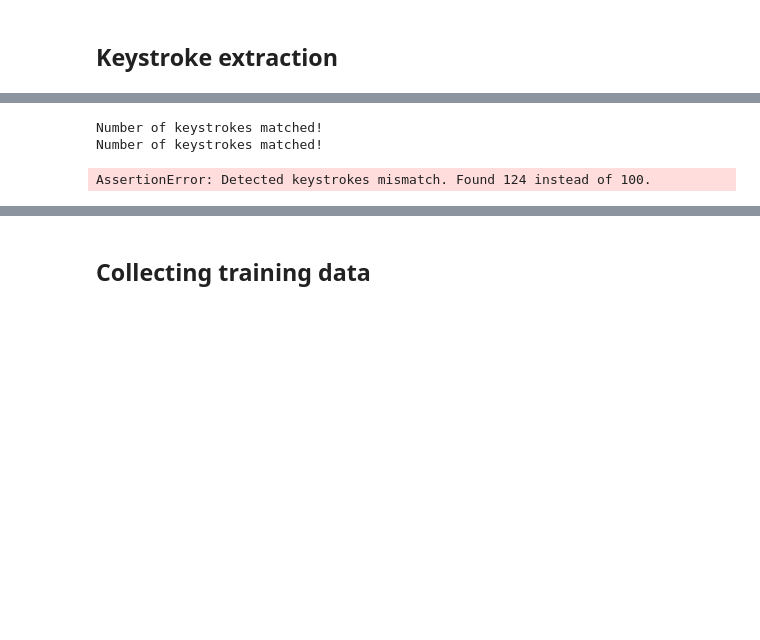
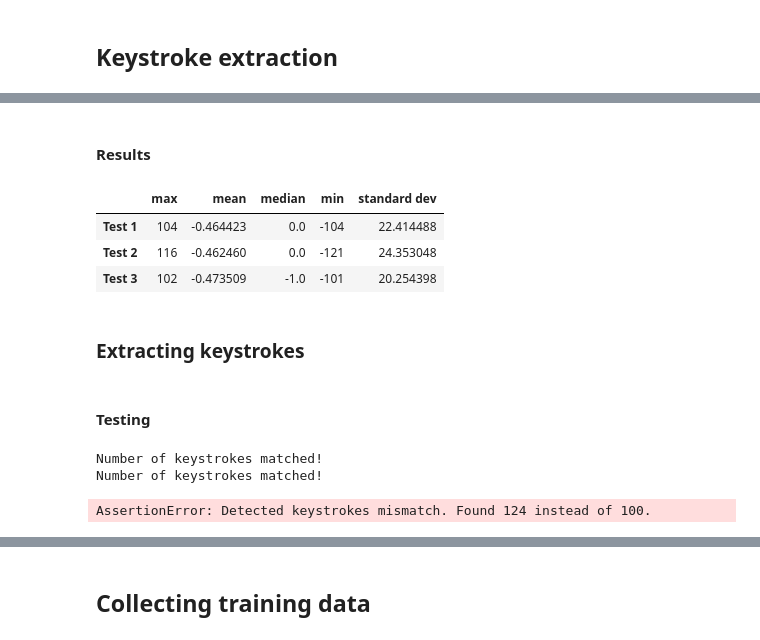
Before and after one commit to shoyo/acoustic-keylogger, a Jupyter notebook: simple_audio_processing.ipynb, the cells around one changed output, grey strips where cells are left out. Drawn from its saved outputs; the diff is of its cells as text; code cells hidden in the pictures; blank space fills up the shorter version.

```diff
--- a/simple_audio_processing.ipynb
+++ b/simple_audio_processing.ipynb
@@ -51,2 +111,15 @@ plt.show()
+# %% [markdown]
+#### Results
+# %%
+results = pd.DataFrame([silence1_stats, silence2_stats, silence3_stats],
+                       index=['Test 1', 'Test 2', 'Test 3'])
+results
+# %% [output]
+|  | max | mean | median | min | standard dev |
+| Test 1 | 104 | -0.464423 | 0.0 | -104 | 22.414488 |
+| Test 2 | 116 | -0.462460 | 0.0 | -121 | 24.353048 |
+| Test 3 | 102 | -0.473509 | -1.0 | -101 | 20.254398 |
+# %% [markdown]
+### Extracting keystrokes
 # %%
 def extract_keystrokes(sound_data):
@@ -86,16 +150,27 @@ def test_extract_keystrokes(data, expect):
-# %%
-spacebar_10x = wav_read('datasets/spacebar-10x-16bit.wav')
-test_extract_keystrokes(spacebar_10x, 10)
-
-real_sample = wav_read('datasets/real-sample-23chars.wav')
-test_extract_keystrokes(real_sample, 23)
-
-spacebar_training = wav_read('datasets/spacebar-100a.wav')
-test_extract_keystrokes(spacebar_training, 100)
-# %% [output]
-Number of keystrokes matched!
-Number of keystrokes matched!
-AssertionError: Detected keystrokes mismatch. Found 124 instead of 100.
+# %% [markdown]
+#### Testing
+# %%
+def test_extract_keystrokes(data, expect):
+    """Test if extract_keystrokes() extracts the correct number of keystrokes."""
+    keystrokes = extract_keystrokes(data)
+    actual = len(keystrokes)
+    assert expect == actual, f"Detected keystrokes mismatch. Found {actual} instead of {expect}."
+    print("Number of keystrokes matched!")
+
+
+test_set = {
+    ''
+}
+
+def run_extract_keystrokes_tests(test_set):
+    for filename in test_set:
+        wav_file = wav_read(filename)
+        expected = test_set[filename]
+        test_extract_keystrokes(wav_file, expected)
+# %% [output]
+Number of keystrokes matched!
+Number of keystrokes matched!
+AssertionError: Detected keystrokes mismatch. Found 124 instead of 100.
 # %%
 keystrokes = extract_keystrokes(spacebar_training)
 for keystroke in keystrokes:
```
Also changed, not shown: parts of 14 cells of this notebook.
